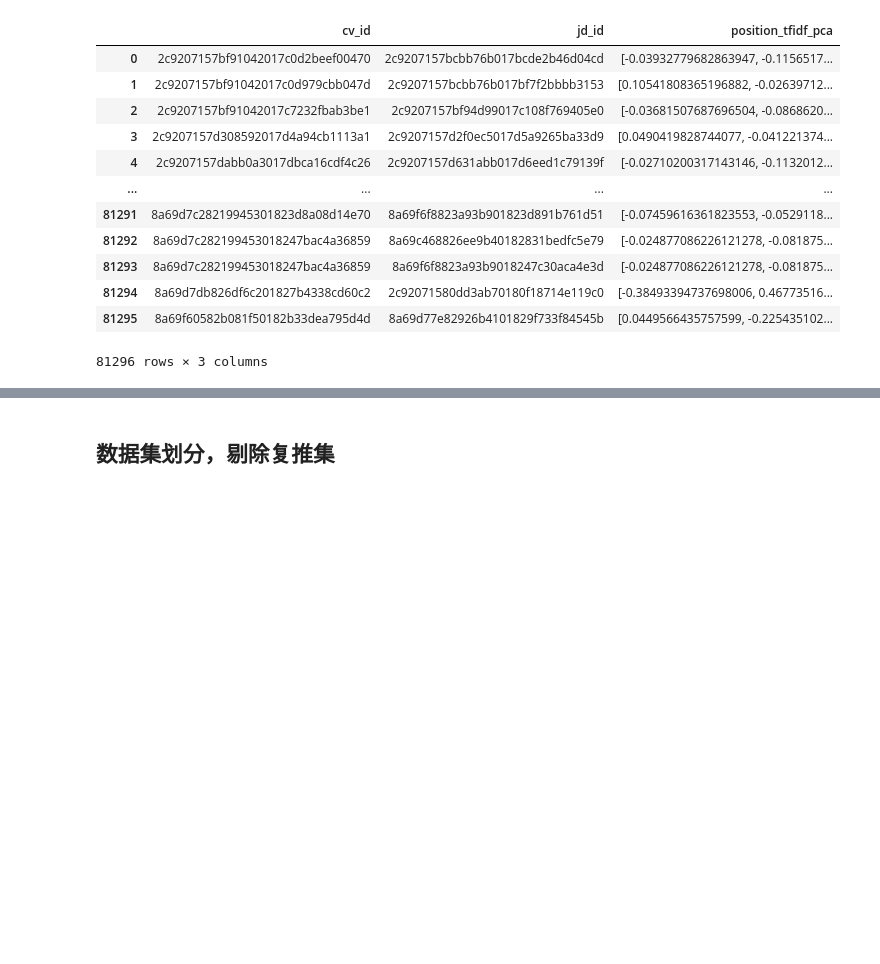
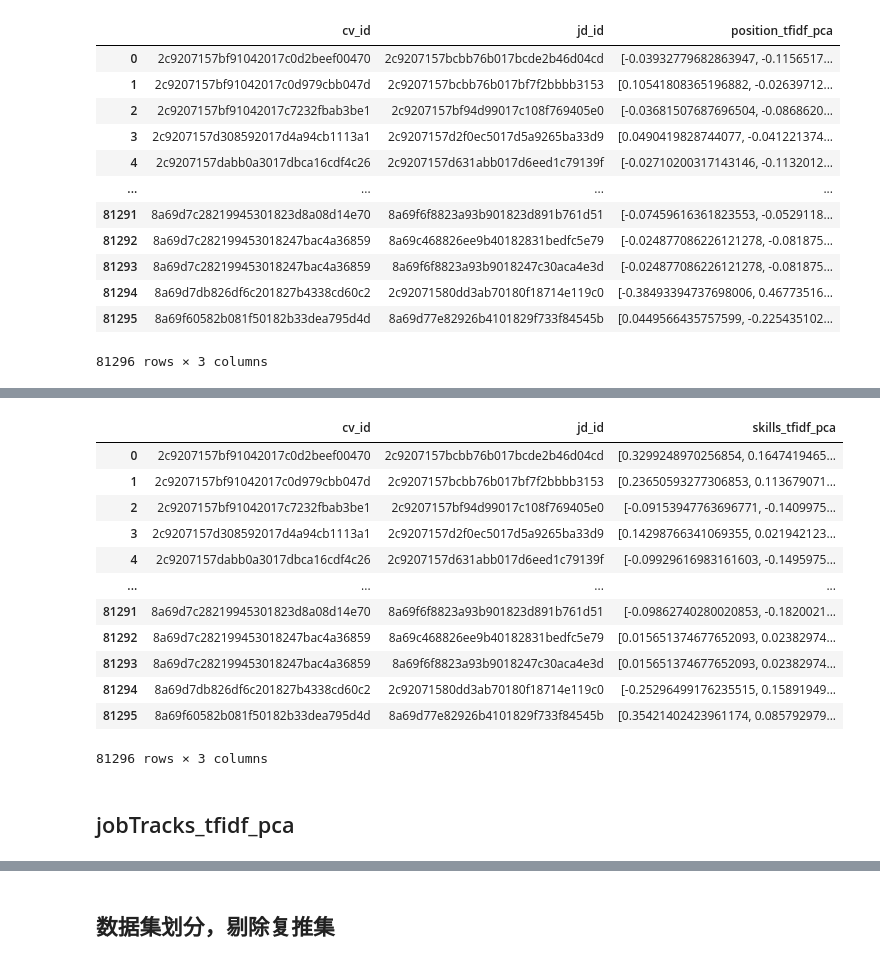
Before and after one commit to slowisfast2030/golden_data, a Jupyter notebook: thu_sample.ipynb, the cells around one changed output, grey strips where cells are left out. Drawn from its saved outputs; the diff is of its cells as text; code cells hidden in the pictures; blank space fills up the shorter version.

```diff
--- a/thu_sample.ipynb
+++ b/thu_sample.ipynb
@@ -366,0 +589,11 @@ sample[['cv_id', 'jd_id', 'position_tfidf_pca']]
+# %%
+# 20唯
+skills_tfidf_pca = tfidf_pca
+skills_tfidf_pca
+
+# 需要将这个向量变成一个列表
+def tfidf_pca_merge_fun(series):
+    return list(series)
+
+skills_tfidf_pca['skills_tfidf_pca'] = skills_tfidf_pca.apply(tfidf_pca_merge_fun, axis=1)
+skills_tfidf_pca['skills_tfidf_pca']
@@ -366,0 +613,20 @@ sample[['cv_id', 'jd_id', 'position_tfidf_pca']]
+# %%
+# 只拼接position_tfidf_pca列
+sample = pd.concat([all_data, skills_tfidf_pca[['skills_tfidf_pca']]], axis=1)
+sample[['cv_id', 'jd_id', 'skills_tfidf_pca']]
+# %% [output]
+|  | cv_id | jd_id | skills_tfidf_pca |
+| 0 | 2c9207157bf91042017c0d2beef00470 | 2c9207157bcbb76b017bcde2b46d04cd | [0.3299248970256854, 0.1647419465... |
+| 1 | 2c9207157bf91042017c0d979cbb047d | 2c9207157bcbb76b017bf7f2bbbb3153 | [0.23650593277306853, 0.113679071... |
+| 2 | 2c9207157bf91042017c7232fbab3be1 | 2c9207157bf94d99017c108f769405e0 | [-0.09153947763696771, -0.1409975... |
+| 3 | 2c9207157d308592017d4a94cb1113a1 | 2c9207157d2f0ec5017d5a9265ba33d9 | [0.14298766341069355, 0.021942123... |
+| 4 | 2c9207157dabb0a3017dbca16cdf4c26 | 2c9207157d631abb017d6eed1c79139f | [-0.09929616983161603, -0.1495975... |
+| ... | ... | ... | ... |
+| 81291 | 8a69d7c28219945301823d8a08d14e70 | 8a69f6f8823a93b901823d891b761d51 | [-0.09862740280020853, -0.1820021... |
+| 81292 | 8a69d7c282199453018247bac4a36859 | 8a69c468826ee9b40182831bedfc5e79 | [0.015651374677652093, 0.02382974... |
+| 81293 | 8a69d7c282199453018247bac4a36859 | 8a69f6f8823a93b9018247c30aca4e3d | [0.015651374677652093, 0.02382974... |
+| 81294 | 8a69d7db826df6c201827b4338cd60c2 | 2c92071580dd3ab70180f18714e119c0 | [-0.25296499176235515, 0.15891949... |
+| 81295 | 8a69f60582b081f50182b33dea795d4d | 8a69d77e82926b4101829f733f84545b | [0.35421402423961174, 0.085792979... |
+81296 rows × 3 columns
+# %% [markdown]
+## jobTracks_tfidf_pca
```
Also changed, not shown: parts of 5 cells of this notebook.
